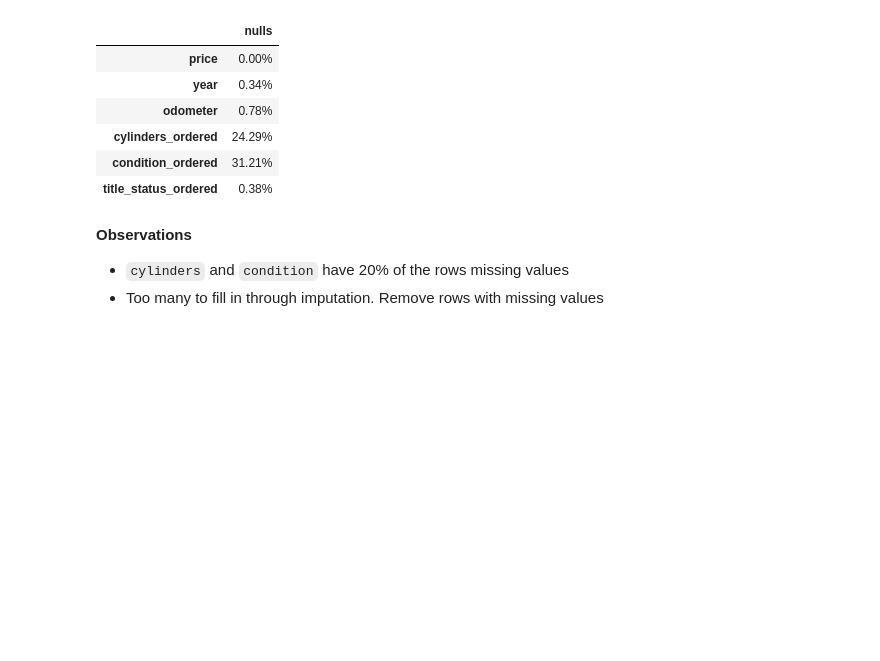
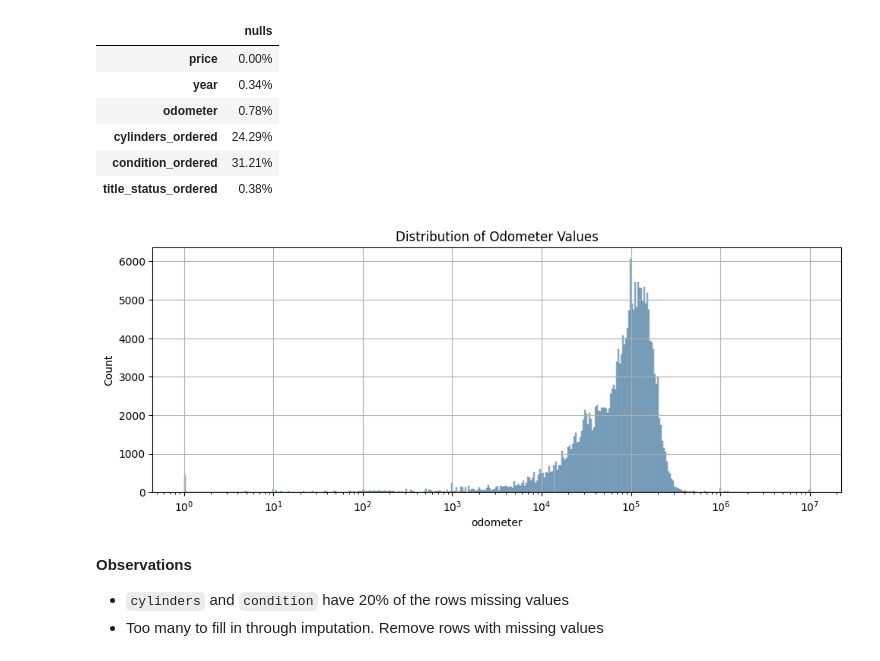
Before and after one commit to pasmith/ucb-mlai-mod-11, a Jupyter notebook: prompt_II.ipynb, the cells around one changed output. Saved outputs shown, nothing was run; the diff lists cells and outputs as text; code cells hidden in the pictures; blank space fills up the shorter version.

```diff
--- a/prompt_II.ipynb
+++ b/prompt_II.ipynb
@@ -235,6 +272,16 @@ pd.DataFrame(
 | cylinders_ordered | 24.29% |
 | condition_ordered | 31.21% |
 | title_status_ordered | 0.38% |
+# %%
+fig = plt.figure(figsize=(10,4))
+sns.histplot(cars, x='odometer', log_scale=True, kde=True)
+plt.grid(True)
+fig.tight_layout()
+plt.title('Distribution of Odometer Values')
+plt.savefig('images/odometer-dist.png')
+plt.show()
+# %% [output]
+[figure, added]
 # %% [markdown]
 **Observations**
 - `cylinders` and `condition` have 20% of the rows missing values
```
Also changed, not shown: parts of 28 cells of this notebook, 9 other files.
